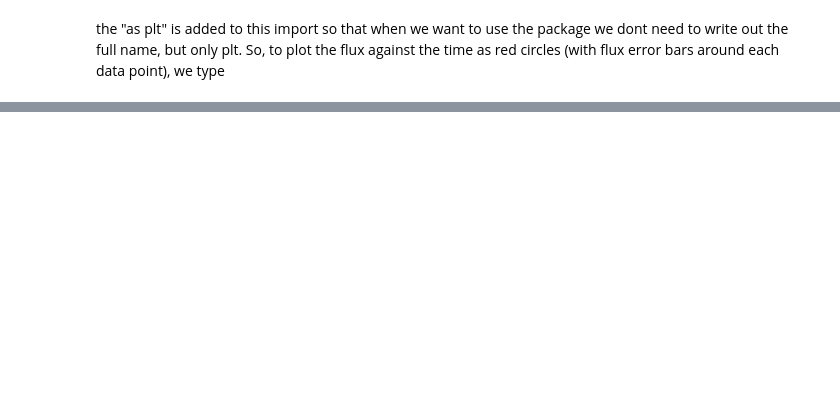
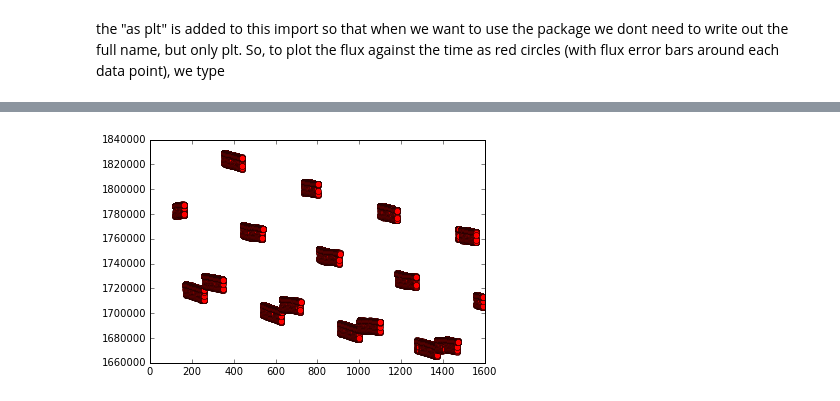
Before and after one commit to joshm73/pythonIntro, a Jupyter notebook: Intro.ipynb, the cells around one changed output, grey strips where cells are left out. Drawn from its saved outputs; the diff is of its cells as text; code cells hidden in the pictures; blank space fills up the shorter version.

```diff
--- a/Intro.ipynb
+++ b/Intro.ipynb
@@ -234,0 +281,13 @@ plt.show()
+# %%
+cursor = connection.cursor()
+command = "select time, sap_flux, sap_flux_err from source where keplerid = 9941662 and LCFLAG = 1"
+cursor.execute(command)
+results = cursor.fetchall()
+time = [result[0] for result in results]
+flux = [result[1] for result in results]
+dflux = [result[2] for result in results]
+
+output = plt.errorbar(time, flux, yerr = dflux, fmt = "ro")
+plt.show()
+# %% [output]
+[figure, added]
```
Also changed, not shown: parts of 25 cells of this notebook.
